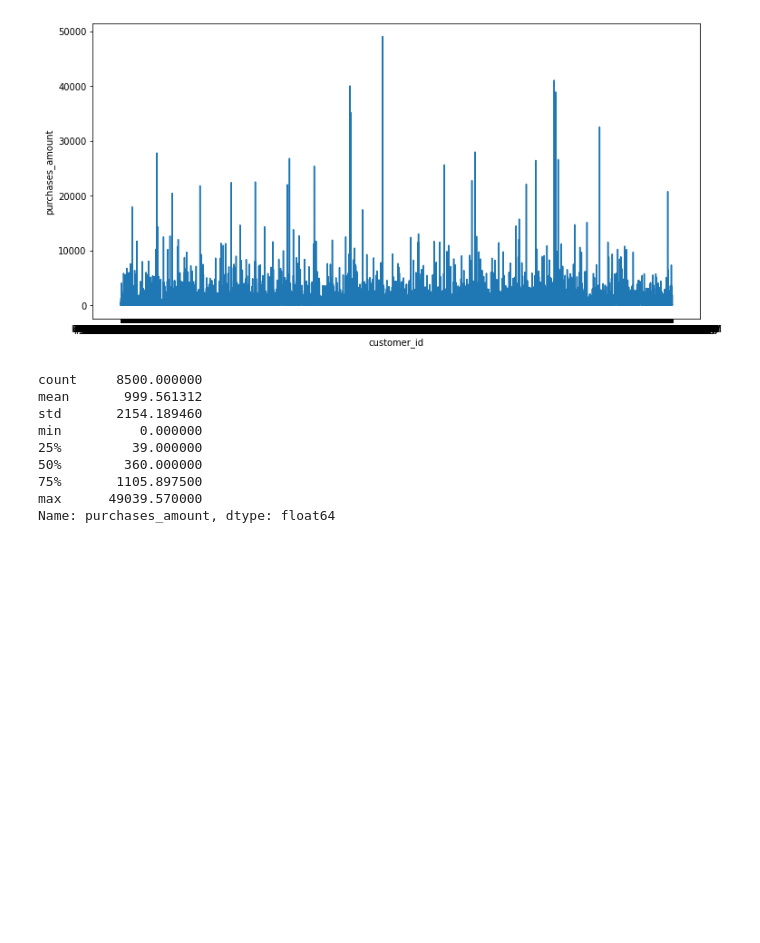
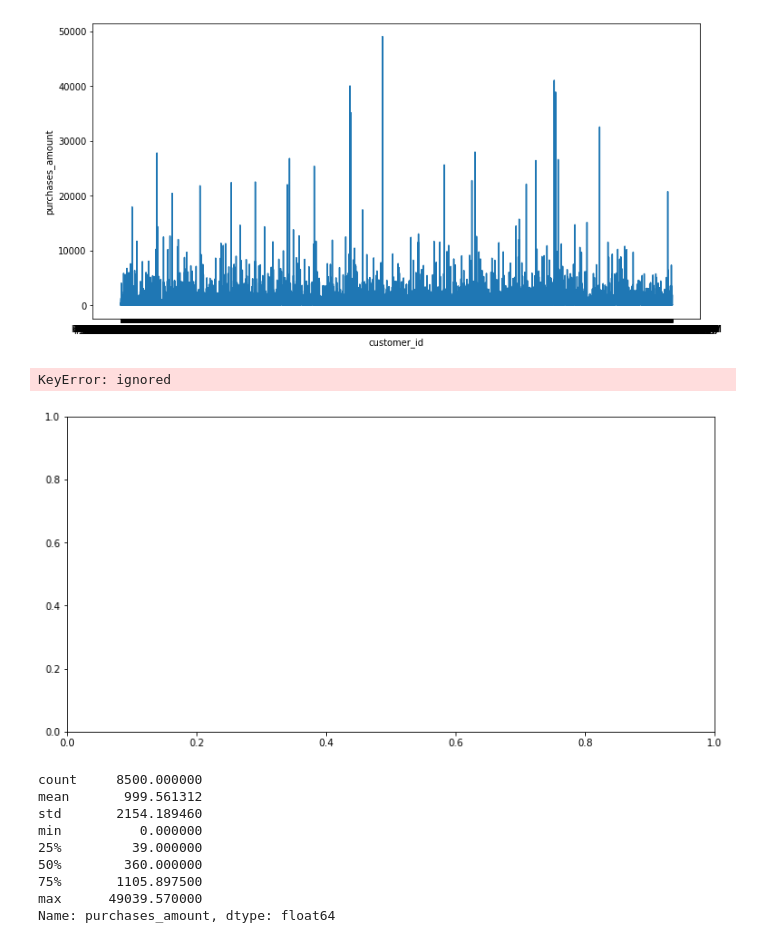
Before and after one commit to nattzza/Credit-Card-Customer-Segmenation, a Jupyter notebook: ML_Day_9_Credit_Card_Customer_Segmentation.ipynb, the cells around one changed output. Saved outputs shown, nothing was run; the diff lists cells and outputs as text; code cells hidden in the pictures; blank space fills up the shorter version.

```diff
--- a/ML_Day_9_Credit_Card_Customer_Segmentation.ipynb
+++ b/ML_Day_9_Credit_Card_Customer_Segmentation.ipynb
@@ -127,6 +160,12 @@ fig, ax = plt.subplots(1, 1, figsize=(12, 6))
 sns.lineplot(x=df['customer_id'], y=df['purchases_amount']);
 # %% [output]
 [figure]
+# %%
+fig, ax = plt.subplots(1, 1, figsize=(12, 6))
+sns.lineplot(x=df['index'], y=df['purchases_amount']);
+# %% [output]
+KeyError: ignored
+[figure, added]
 # %%
 df['purchases_amount'].describe()
 # %% [output]
```
Also changed, not shown: parts of 10 cells of this notebook.
